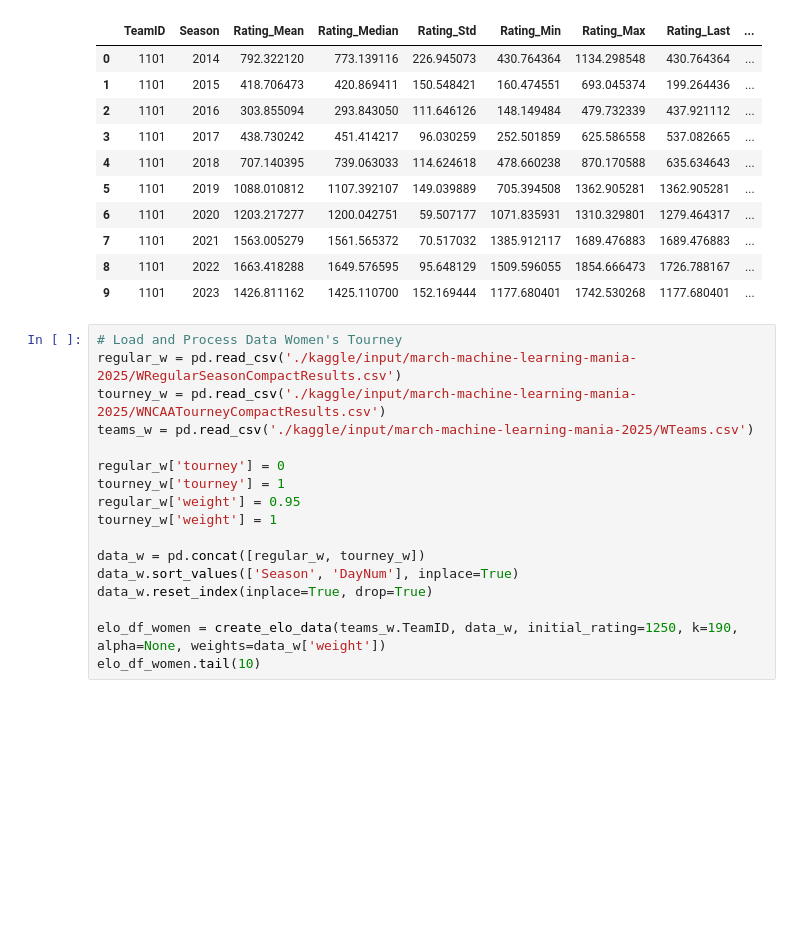
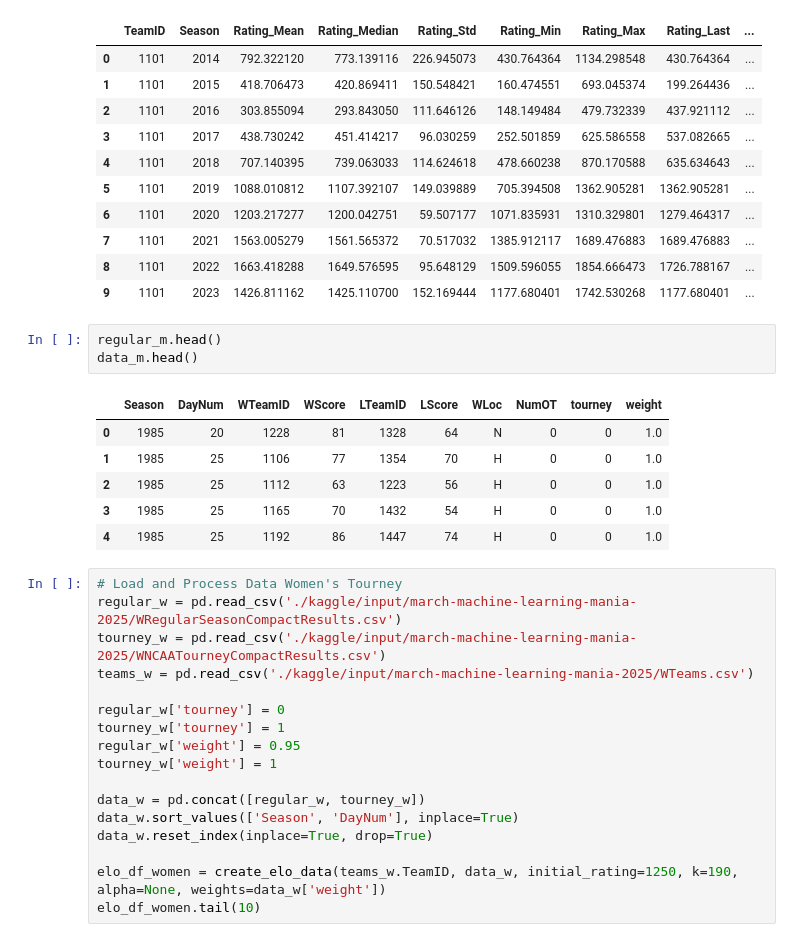
Before and after one commit to ikerrrrrrrrrrr/mmm25, a Jupyter notebook: elo.ipynb, the cells around one changed output. Drawn from its saved outputs; the diff is of its cells as text; blank space fills up the shorter version.

```diff
--- a/elo.ipynb
+++ b/elo.ipynb
@@ -157,6 +157,16 @@ Loss: 0.1881333201818146
 | 7 | 1101 | 2021 | 1563.005279 | 1561.565372 | 70.517032 | 1385.912117 | 1689.476883 | 1689.476883 | ... |
 | 8 | 1101 | 2022 | 1663.418288 | 1649.576595 | 95.648129 | 1509.596055 | 1854.666473 | 1726.788167 | ... |
 | 9 | 1101 | 2023 | 1426.811162 | 1425.110700 | 152.169444 | 1177.680401 | 1742.530268 | 1177.680401 | ... |
+# %%
+regular_m.head()
+data_m.head()
+# %% [output]
+|  | Season | DayNum | WTeamID | WScore | LTeamID | LScore | WLoc | NumOT | tourney | weight |
+| 0 | 1985 | 20 | 1228 | 81 | 1328 | 64 | N | 0 | 0 | 1.0 |
+| 1 | 1985 | 25 | 1106 | 77 | 1354 | 70 | H | 0 | 0 | 1.0 |
+| 2 | 1985 | 25 | 1112 | 63 | 1223 | 56 | H | 0 | 0 | 1.0 |
+| 3 | 1985 | 25 | 1165 | 70 | 1432 | 54 | H | 0 | 0 | 1.0 |
+| 4 | 1985 | 25 | 1192 | 86 | 1447 | 74 | H | 0 | 0 | 1.0 |
 # %%
 # Load and Process Data Women's Tourney
 regular_w = pd.read_csv('./kaggle/input/march-machine-learning-mania-2025/WRegularSeasonCompactResults.csv')
```
Also changed, not shown: 14 other files.
